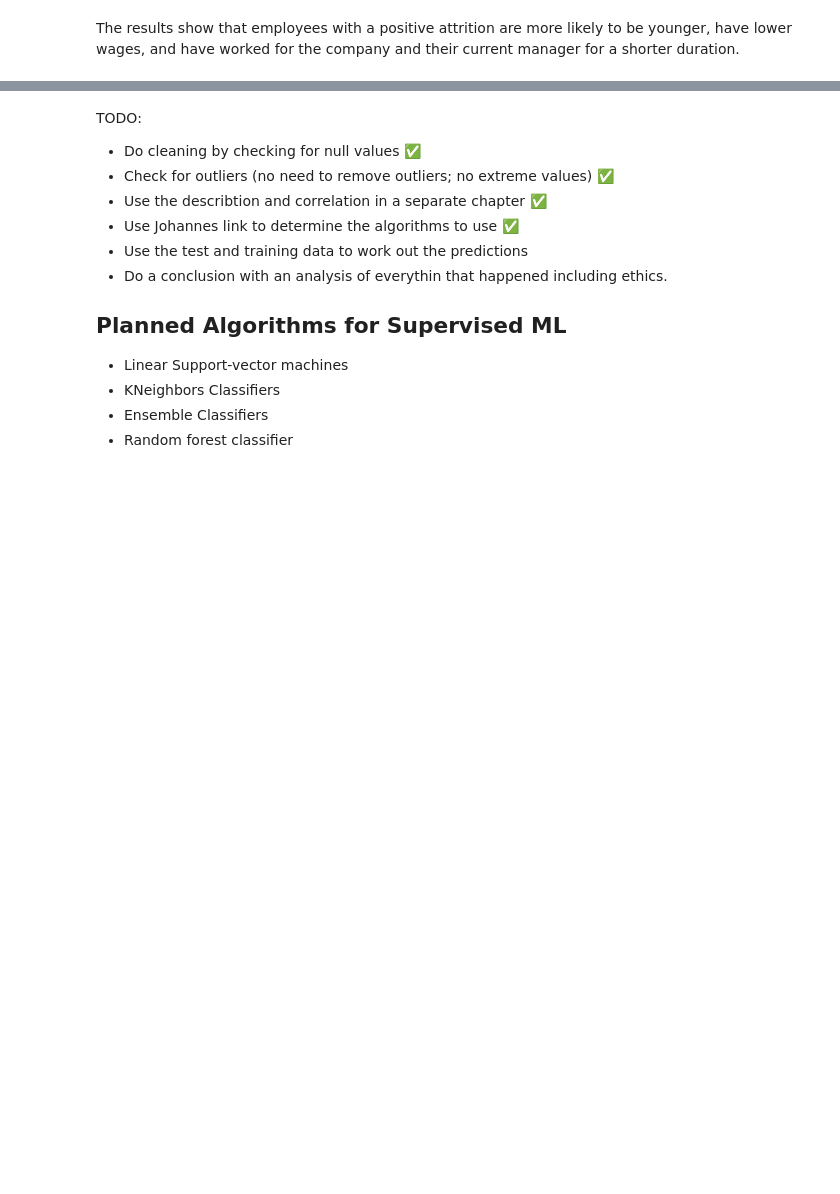
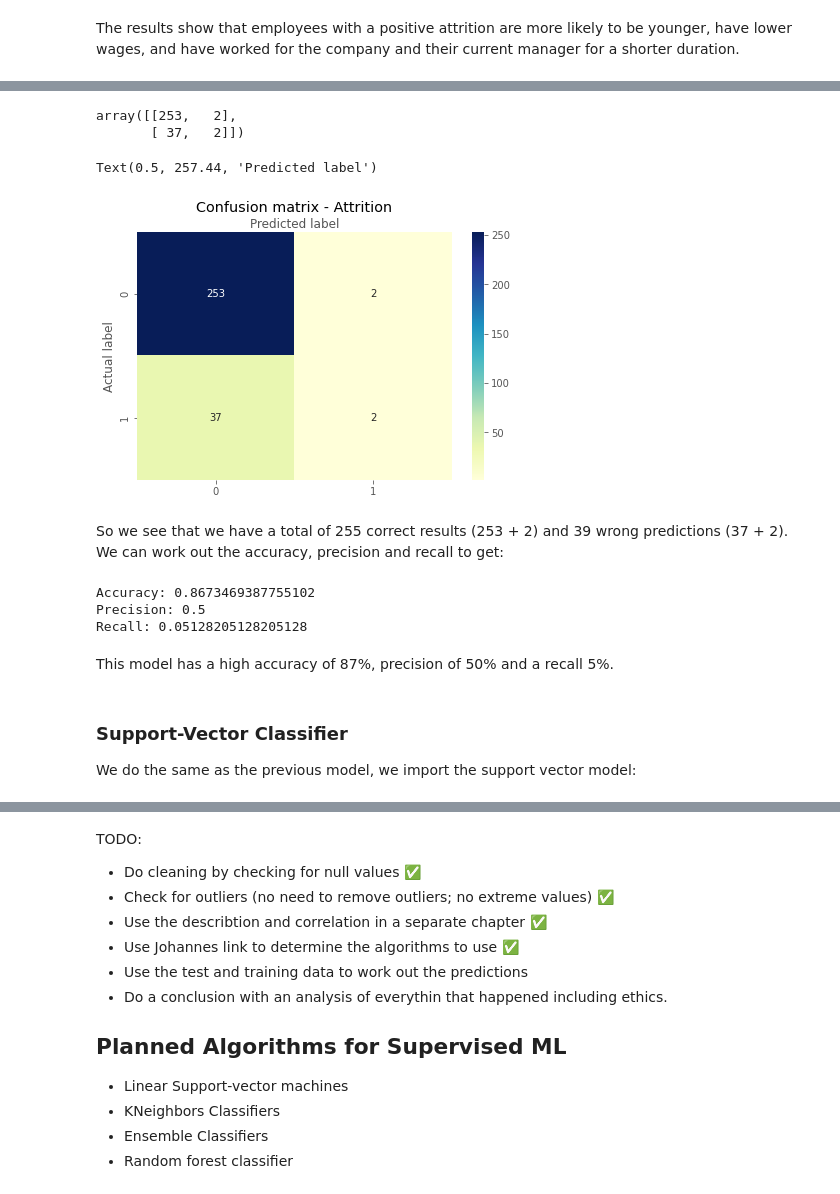
Before and after one commit to Ad2891/Slutuppgift-team12, a Jupyter notebook: Slutuppgift.ipynb, the cells around one changed output, grey strips where cells are left out. Saved outputs shown, nothing was run; the diff lists cells and outputs as text; code cells hidden in the pictures; blank space fills up the shorter version.

```diff
--- a/Slutuppgift.ipynb
+++ b/Slutuppgift.ipynb
@@ -640,0 +661,10 @@ plt.show()
+# %%
+dataset = {"Department", "EnvironmentSatisfaction",
+            "JobRole", "JobSatisfaction", "StockOptionLevel",
+            "OverTime", "Age", "YearsAtCompany",
+            "YearsWithCurrManager", "MonthlyIncome"}
+XModel = employee_data_dummies[dataset]; yModel = employee_data_dummies["Attrition"]
+XModel_train, XModel_test, yModel_train, yModel_test = train_test_split(XModel,
+                                                                        yModel,
+                                                                        test_size=0.2,
+                                                                        random_state=42)
@@ -640,0 +675,5 @@ plt.show()
+# %%
+#Import model and save in the variable LogReg
+LogReg = LogisticRegression()
+#Train the model using the training values
+LogReg.fit(XModel_train, yModel_train)
@@ -640,0 +689,46 @@ plt.show()
+# %%
+#Create a variable with the prediction from training data
+yModel_pred_train =LogReg.predict(XModel_train)
+#Create a variable with the prediction from testing data
+yModel_pred_test = LogReg.predict(XModel_test)
+# %%
+#Import confusion matrix
+from sklearn.metrics import confusion_matrix
+#Use the confusion matrix
+confusion_matrix = confusion_matrix(yModel_test, yModel_pred_test)
+confusion_matrix
+# %% [output]
+array([[253,   2],
+       [ 37,   2]])
+# %%
+class_names=[0,1] # name  of classes
+fig, ax = plt.subplots()
+tick_marks = np.arange(len(class_names))
+plt.xticks(tick_marks, class_names)
+plt.yticks(tick_marks, class_names)
+# create heatmap
+sb.heatmap(pd.DataFrame(confusion_matrix), annot=True, cmap="YlGnBu" ,fmt='g')
+ax.xaxis.set_label_position("top")
+plt.tight_layout()
+plt.title('Confusion matrix - Attrition', y=1.1)
+plt.ylabel('Actual label')
+plt.xlabel('Predicted label')
+# %% [output]
+Text(0.5, 257.44, 'Predicted label')
+[figure, added]
+# %% [markdown]
+So we see that we have a total of 255 correct results (253 + 2) and 39 wrong predictions (37 + 2). We can work out the accuracy, precision and recall to get:
+# %%
+print("Accuracy:",metrics.accuracy_score(yModel_test, yModel_pred_test))
+print("Precision:",metrics.precision_score(yModel_test, yModel_pred_test))
+print("Recall:",metrics.recall_score(yModel_test, yModel_pred_test))
+# %% [output]
+Accuracy: 0.8673469387755102
+Precision: 0.5
+Recall: 0.05128205128205128
+# %% [markdown]
+This model has a high accuracy of 87%, precision of 50% and a recall 5%.
+# %% [markdown]
+### Support-Vector Classifier
+
+We do the same as the previous model, we import the support vector model:
```
Also changed, not shown: parts of 25 cells of this notebook.
